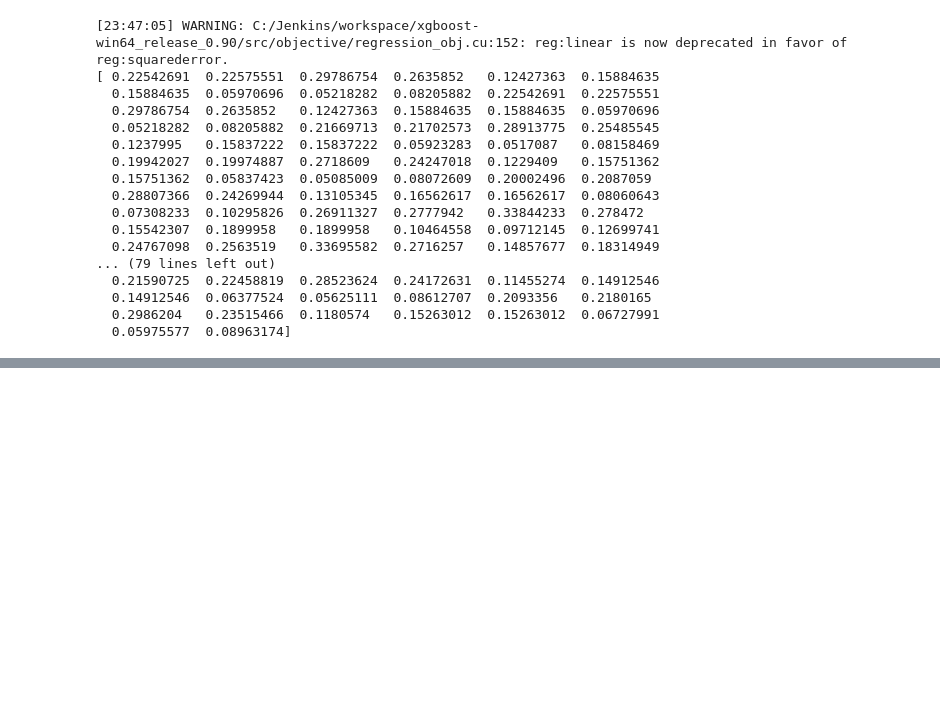
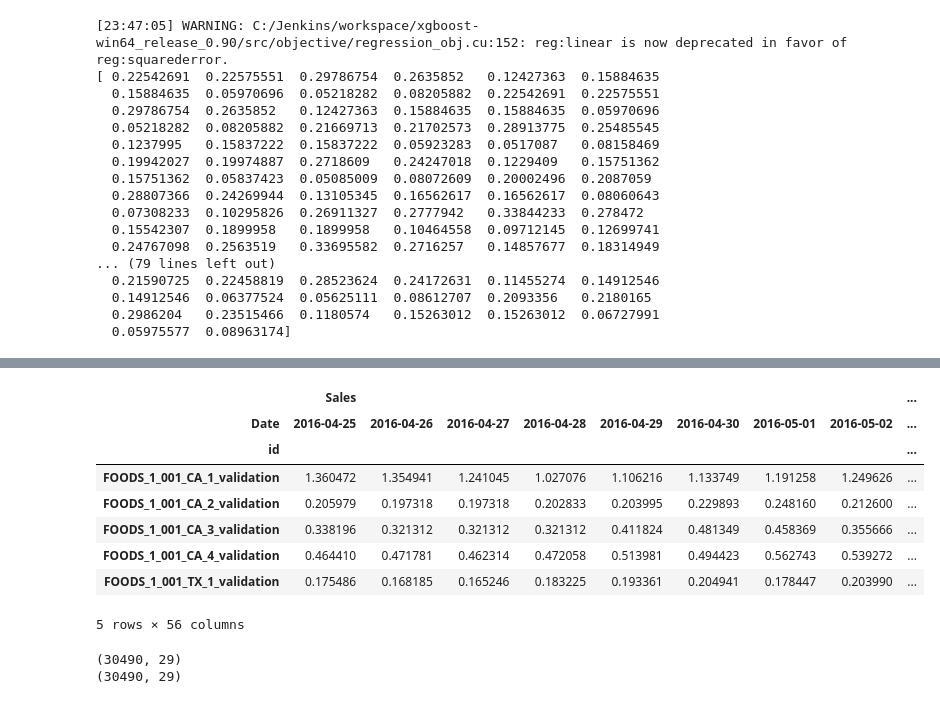
Before and after one commit to krishna0125/python_test, a Jupyter notebook: Walmart_01.ipynb, the cells around one changed output, grey strips where cells are left out. Cells and saved outputs as stored; diff of their text form; code cells hidden in the pictures; blank space fills up the shorter version.

```diff
--- a/Walmart_01.ipynb
+++ b/Walmart_01.ipynb
@@ -220,0 +248,11 @@ memory usage: 74.4 KB
+# %%
+##FINAL TRY
+Final_try = pd.read_csv(r"C:/Users/Selvamani/Downloads/pred_sub_xgb.csv")
+values = df1_sales_train['id'].unique()
+Unique_Values = [ele for ele in values for i in range(0,56)]
+Final_try = Final_try.drop(['Unnamed: 0','store_id'],axis =1)
+print(Final_try.head())
+Final_try.columns=['Date','Sales']
+print(len(Unique_Values))
+Final_try['id'] = Unique_Values
+print(Final_try.head())
@@ -220,0 +273,28 @@ memory usage: 74.4 KB
+# %%
+Final_try = Final_try.pivot(index='id',columns='Date')
+# %%
+Final_try.head()
+# %% [output]
+|  | Sales |  |  |  |  |  |  |  | ... |
+| Date | 2016-04-25 | 2016-04-26 | 2016-04-27 | 2016-04-28 | 2016-04-29 | 2016-04-30 | 2016-05-01 | 2016-05-02 | ... |
+| id |  |  |  |  |  |  |  |  | ... |
+| FOODS_1_001_CA_1_validation | 1.360472 | 1.354941 | 1.241045 | 1.027076 | 1.106216 | 1.133749 | 1.191258 | 1.249626 | ... |
+| FOODS_1_001_CA_2_validation | 0.205979 | 0.197318 | 0.197318 | 0.202833 | 0.203995 | 0.229893 | 0.248160 | 0.212600 | ... |
+| FOODS_1_001_CA_3_validation | 0.338196 | 0.321312 | 0.321312 | 0.321312 | 0.411824 | 0.481349 | 0.458369 | 0.355666 | ... |
+| FOODS_1_001_CA_4_validation | 0.464410 | 0.471781 | 0.462314 | 0.472058 | 0.513981 | 0.494423 | 0.562743 | 0.539272 | ... |
+| FOODS_1_001_TX_1_validation | 0.175486 | 0.168185 | 0.165246 | 0.183225 | 0.193361 | 0.204941 | 0.178447 | 0.203990 | ... |
+5 rows × 56 columns
+# %%
+sample_submission_01 = pd.DataFrame()
+sample_submission_02 = pd.DataFrame()
+sample_submission_01['id'] = Final_try.index
+sample_submission_02['id'] = Final_try.index
+Temp_01 = Final_try['Sales'].iloc[:,0:28]
+Temp_02 = Final_try['Sales'].iloc[:,28:]
+sample_submission_01 = pd.merge(left=sample_submission_01,right=Temp_01,on=['id'],how='right')
+sample_submission_02 = pd.merge(left=sample_submission_02,right = Temp_02 ,on=['id'],how='right')
+print(sample_submission_01.shape)
+print(sample_submission_02.shape)
+# %% [output]
+(30490, 29)
+(30490, 29)
```
Also changed, not shown: parts of 6 cells of this notebook.
